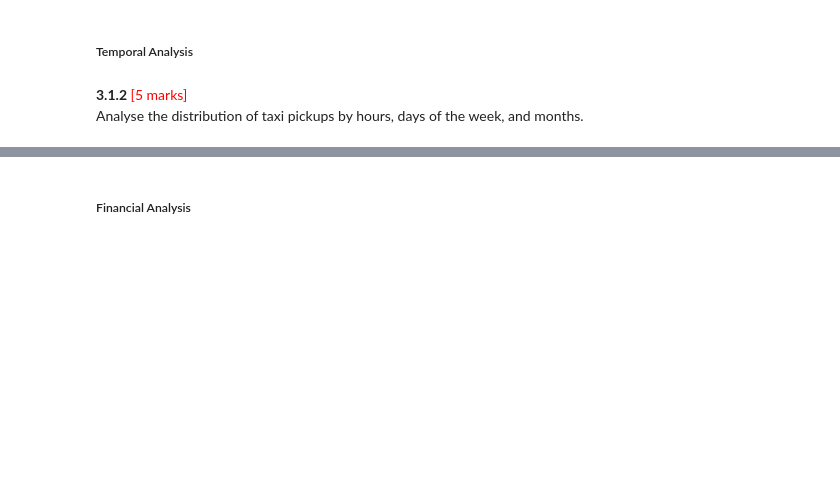
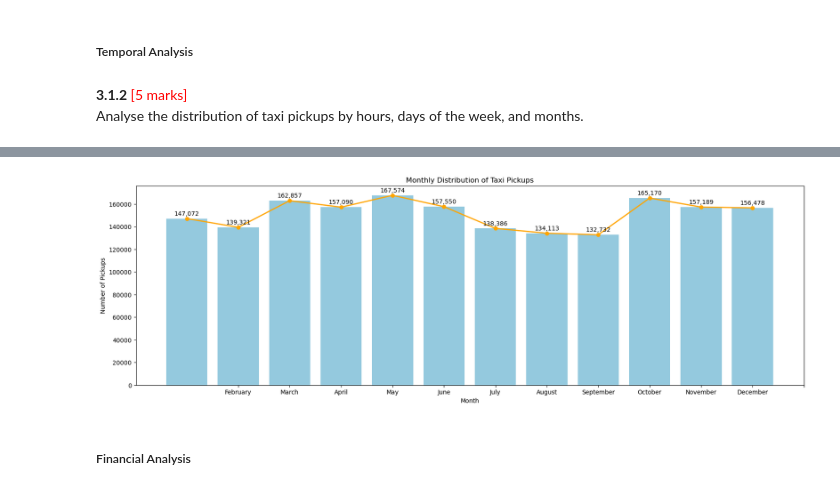
Before and after one commit to rajiv2607/EDA-NYC-Taxi, a Jupyter notebook: Datasets and Dictionary/EDA_Assg_NYC_Taxi_Starter.ipynb, the cells around one changed output, grey strips where cells are left out. Cells and saved outputs as stored; diff of their text form; code cells hidden in the pictures; blank space fills up the shorter version.

```diff
--- a/Datasets and Dictionary/EDA_Assg_NYC_Taxi_Starter.ipynb
+++ b/Datasets and Dictionary/EDA_Assg_NYC_Taxi_Starter.ipynb
@@ -540,3 +752,26 @@ Analyse the distribution of taxi pickups by hours, days of the week, and months.
+# %%
+import calendar
+
+# Show the monthly trends in pickups
+
+df['pickup_months_derived'] = df['tpep_pickup_datetime'].dt.month
+monthly = df['pickup_months_derived'].value_counts().sort_index()
+plt.figure(figsize=(20, 6))
+month_names = [calendar.month_name[m] for m in monthly.index]
+sns.barplot(x=month_names, y=monthly.values, color='skyblue')
+# Plot the line on top of the bars
+plt.plot(month_names, monthly.values, color='orange', marker='o', linewidth=2)
+plt.xlabel('Month')
+
+# Add numbers on top of each bar
+for i, value in enumerate(monthly.values):
+    plt.text(i, value + max(monthly.values)*0.01, f'{value:,}', ha='center', va='bottom', fontsize=10)
+plt.ylabel('Number of Pickups')
+plt.title('Monthly Distribution of Taxi Pickups')
+plt.xticks(monthly.index)
+plt.show()
+# %% [output]
+[figure, added]
 # %% [markdown]
 ##### Financial Analysis
 # %% [markdown]
```
Also changed, not shown: parts of 50 cells of this notebook.
